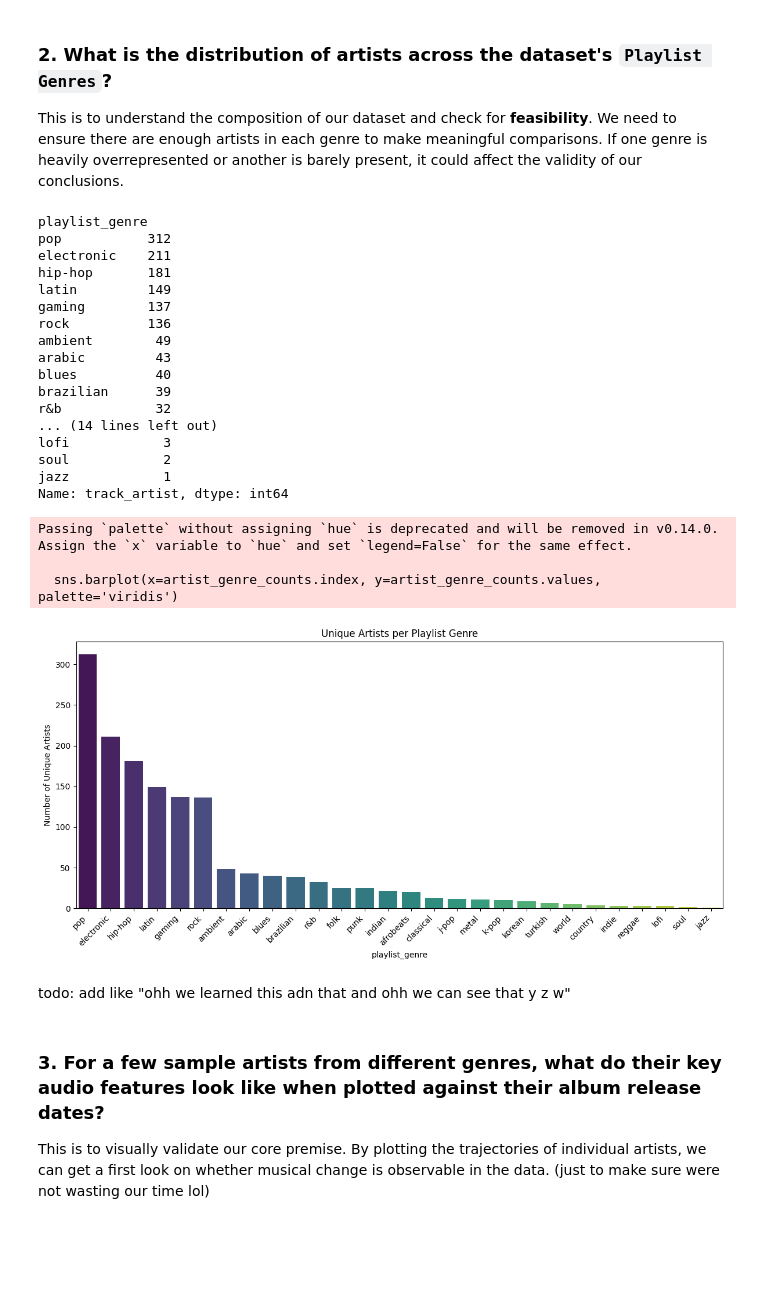
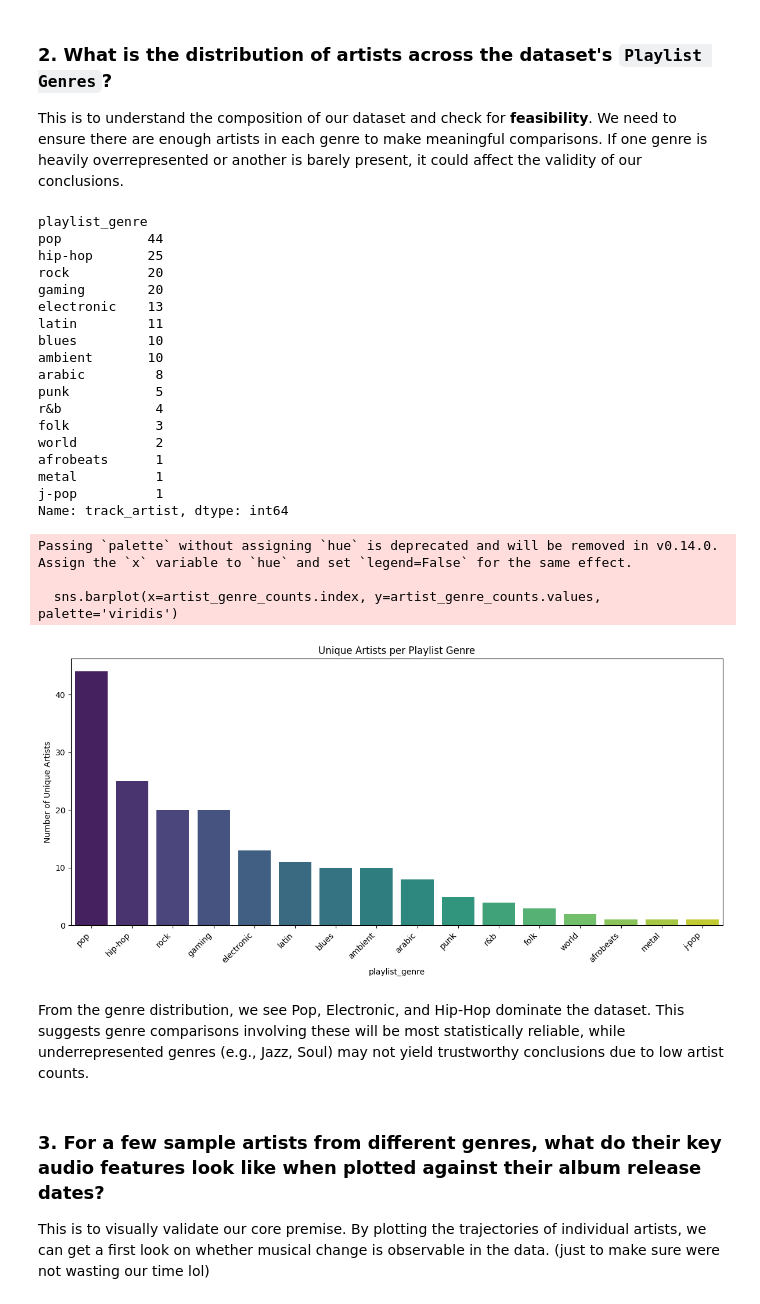
Before and after one commit to adg30/The-Sound-of-Change, a Jupyter notebook: main.ipynb, the cells around one changed output. Cells and saved outputs as stored; diff of their text form; code cells hidden in the pictures; blank space fills up the shorter version.

```diff
--- a/main.ipynb
+++ b/main.ipynb
@@ -440,42 +440,43 @@ plt.show()
 ### 2. What is the distribution of artists across the dataset's `Playlist Genres`?
 This is to understand the composition of our dataset and check for **feasibility**. We need to ensure there are enough artists in each genre to make meaningful comparisons. If one genre is heavily overrepresented or another is barely present, it could affect the validity of our conclusions.
 # %%
-artist_genre_counts = high_df_cleaned.groupby('playlist_genre')['track_artist'].nunique().sort_values(ascending=False)
+artist_genre_counts = high_df_final_for_analysis.groupby('playlist_genre')['track_artist'].nunique().sort_values(ascending=False)
 
 # Display counts
 print(artist_genre_counts)
 
 plt.figure(figsize=(12, 6))
 sns.barplot(x=artist_genre_counts.index, y=artist_genre_counts.values, palette='viridis')
 plt.xticks(rotation=45, ha='right')
 plt.ylabel("Number of Unique Artists")
 plt.title("Unique Artists per Playlist Genre")
 plt.tight_layout()
 plt.show()
 # %% [output]
 playlist_genre
-pop           312
-electronic    211
-hip-hop       181
-latin         149
-gaming        137
-rock          136
-ambient        49
-arabic         43
-blues          40
-brazilian      39
-r&b            32
-... (14 lines left out)
-lofi            3
-soul            2
-jazz            1
+pop           44
+hip-hop       25
+rock          20
+gaming        20
+electronic    13
+latin         11
+blues         10
+ambient       10
+arabic         8
+punk           5
+r&b            4
+folk           3
+world          2
+afrobeats      1
+metal          1
+j-pop          1
 Name: track_artist, dtype: int64
 Passing `palette` without assigning `hue` is deprecated and will be removed in v0.14.0. Assign the `x` variable to `hue` and set `legend=False` for the same effect.
 
   sns.barplot(x=artist_genre_counts.index, y=artist_genre_counts.values, palette='viridis')
-[figure, old version]
+[figure, new version]
-# %% [markdown]
-todo: add like "ohh we learned this adn that and ohh we can see that y z w"
+# %% [markdown]
+From the genre distribution, we see Pop, Electronic, and Hip-Hop dominate the dataset. This suggests genre comparisons involving these will be most statistically reliable, while underrepresented genres (e.g., Jazz, Soul) may not yield trustworthy conclusions due to low artist counts.
 # %% [markdown]
 ### 3. For a few sample artists from different genres, what do their key audio features look like when plotted against their album release dates?
 This is to visually validate our core premise. By plotting the trajectories of individual artists, we can get a first look on whether musical change is observable in the data. (just to make sure were not wasting our time lol)
```
Also changed, not shown: parts of 4 cells of this notebook.
